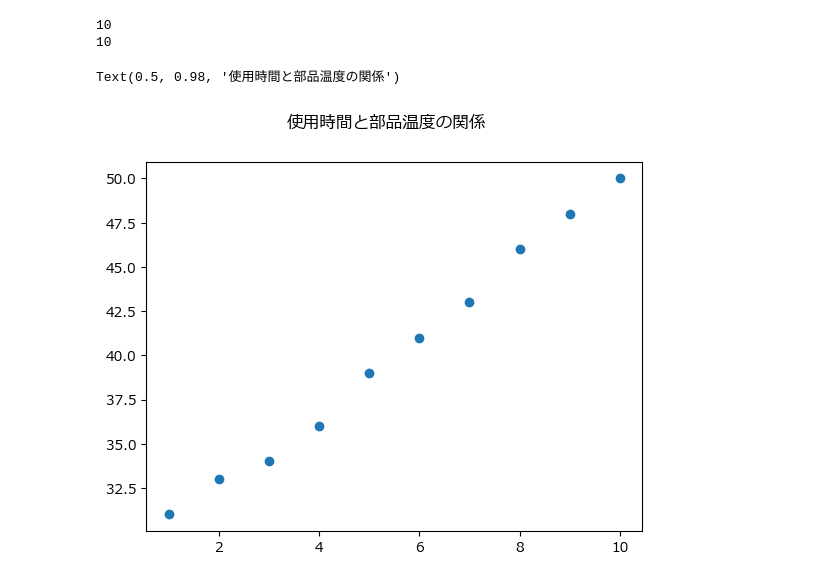
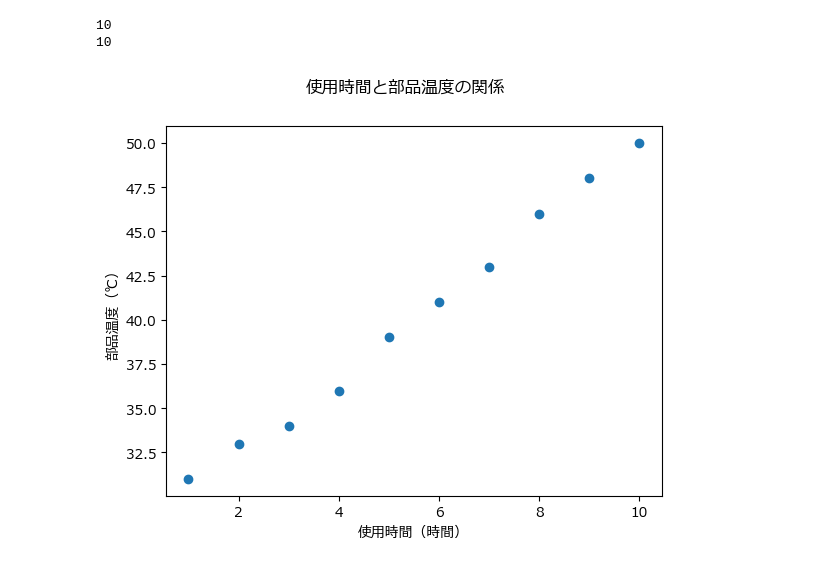
Before and after one commit to kjfarm1225/pyq_practice, a Jupyter notebook: 140_4_hist_box_scatter/140-4_hist_box_scatter.ipynb, the cells around one changed output. Cells and saved outputs as stored; diff of their text form; code cells hidden in the pictures.

```diff
--- a/140_4_hist_box_scatter/140-4_hist_box_scatter.ipynb
+++ b/140_4_hist_box_scatter/140-4_hist_box_scatter.ipynb
@@ -263,8 +263,11 @@ print(len(part_temps))
 # %%
 fig, ax = plt.subplots()
 ax.scatter(usage_hours, part_temps)
 
 fig.suptitle("使用時間と部品温度の関係")
+ax.set_xlabel("使用時間（時間）")
+ax.set_ylabel("部品温度（℃）")
+
+plt.show()
 # %% [output]
-Text(0.5, 0.98, '使用時間と部品温度の関係')
-[figure, old version]
+[figure, new version]
```
Also changed, not shown: parts of 3 cells of this notebook.
